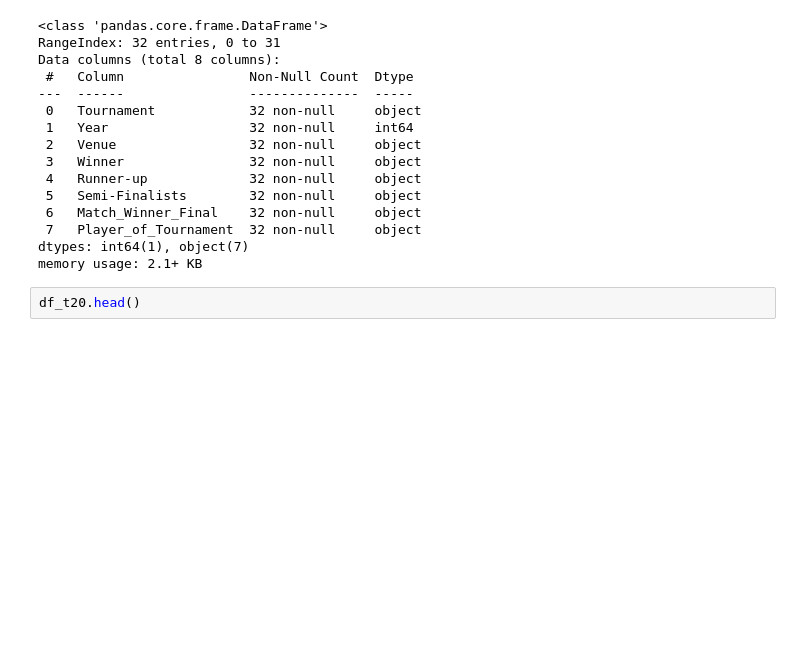
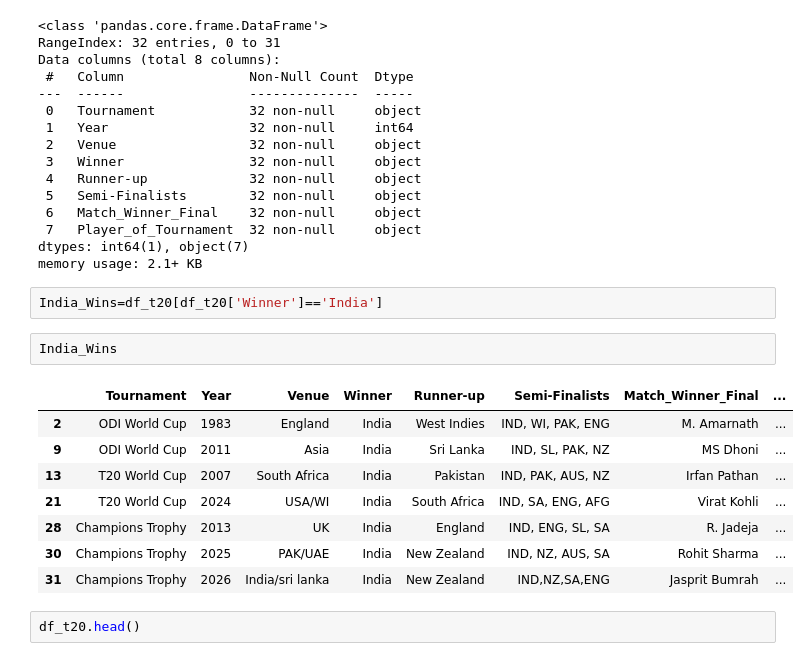
Before and after one commit to hrutikmhaske217-coder/Hrutik_pro1, a Jupyter notebook: t20-world-cup-2026.ipynb, the cells around one changed output. Saved outputs shown, nothing was run; the diff lists cells and outputs as text; blank space fills up the shorter version.

Commit message:
India winnings all Worldcup

```diff
--- a/t20-world-cup-2026.ipynb
+++ b/t20-world-cup-2026.ipynb
@@ -75,6 +75,19 @@ Data columns (total 8 columns):
  7   Player_of_Tournament  32 non-null     object
 dtypes: int64(1), object(7)
 memory usage: 2.1+ KB
+# %%
+India_Wins=df_t20[df_t20['Winner']=='India']
+# %%
+India_Wins
+# %% [output]
+|  | Tournament | Year | Venue | Winner | Runner-up | Semi-Finalists | Match_Winner_Final | ... |
+| 2 | ODI World Cup | 1983 | England | India | West Indies | IND, WI, PAK, ENG | M. Amarnath | ... |
+| 9 | ODI World Cup | 2011 | Asia | India | Sri Lanka | IND, SL, PAK, NZ | MS Dhoni | ... |
+| 13 | T20 World Cup | 2007 | South Africa | India | Pakistan | IND, PAK, AUS, NZ | Irfan Pathan | ... |
+| 21 | T20 World Cup | 2024 | USA/WI | India | South Africa | IND, SA, ENG, AFG | Virat Kohli | ... |
+| 28 | Champions Trophy | 2013 | UK | India | England | IND, ENG, SL, SA | R. Jadeja | ... |
+| 30 | Champions Trophy | 2025 | PAK/UAE | India | New Zealand | IND, NZ, AUS, SA | Rohit Sharma | ... |
+| 31 | Champions Trophy | 2026 | India/sri lanka | India | New Zealand | IND,NZ,SA,ENG | Jasprit Bumrah | ... |
 # %%
 df_t20.head()
 # %% [output]
```
